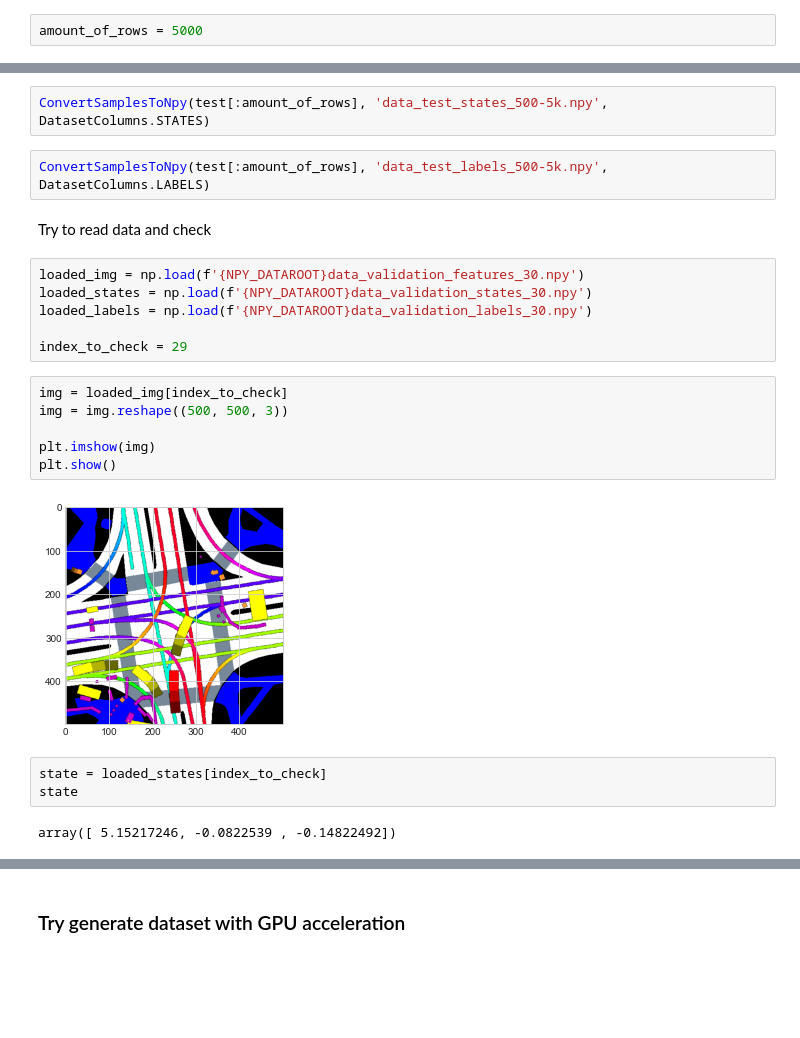
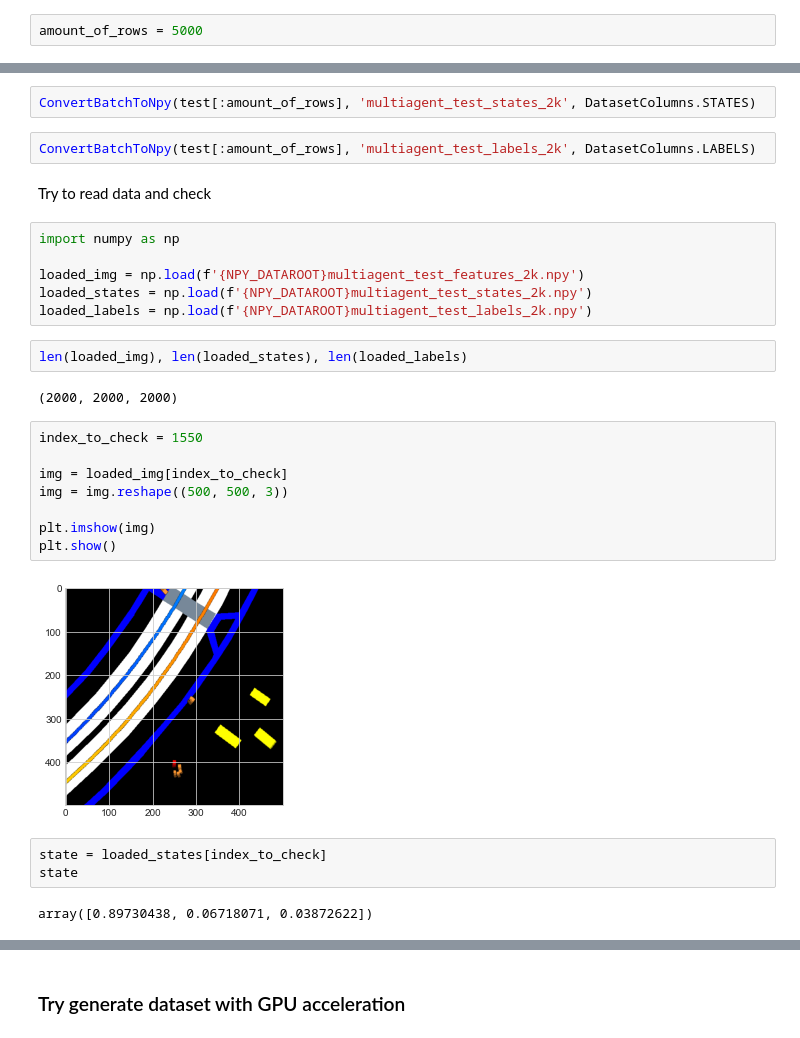
Before and after one commit to TechToker/nuscenes-devkit, a Jupyter notebook: Npy_dataset_creator.ipynb, the cells around one changed output, grey strips where cells are left out. Saved outputs shown, nothing was run; the diff lists cells and outputs as text; blank space fills up the shorter version.

Commit message:
Model improvements and add more dataset helpers

```diff
--- a/Npy_dataset_creator.ipynb
+++ b/Npy_dataset_creator.ipynb
@@ -183,28 +248,34 @@ ConvertSamplesToNpy(test[500:5000], 'data_test_features_500-5k.npy', DatasetColu
 # %%
-ConvertSamplesToNpy(test[:amount_of_rows], 'data_test_states_500-5k.npy', DatasetColumns.STATES)
+ConvertBatchToNpy(test[:amount_of_rows], 'multiagent_test_states_2k', DatasetColumns.STATES)
 # %%
-ConvertSamplesToNpy(test[:amount_of_rows], 'data_test_labels_500-5k.npy', DatasetColumns.LABELS)
+ConvertBatchToNpy(test[:amount_of_rows], 'multiagent_test_labels_2k', DatasetColumns.LABELS)
 # %% [markdown]
 Try to read data and check
 # %%
-loaded_img = np.load(f'{NPY_DATAROOT}data_validation_features_30.npy')
-loaded_states = np.load(f'{NPY_DATAROOT}data_validation_states_30.npy')
-loaded_labels = np.load(f'{NPY_DATAROOT}data_validation_labels_30.npy')
+import numpy as np
 
-index_to_check = 29
+loaded_img = np.load(f'{NPY_DATAROOT}multiagent_test_features_2k.npy')
+loaded_states = np.load(f'{NPY_DATAROOT}multiagent_test_states_2k.npy')
+loaded_labels = np.load(f'{NPY_DATAROOT}multiagent_test_labels_2k.npy')
+# %%
+len(loaded_img), len(loaded_states), len(loaded_labels)
+# %% [output]
+(2000, 2000, 2000)
 # %%
+index_to_check = 1550
+
 img = loaded_img[index_to_check]
 img = img.reshape((500, 500, 3))
 
 plt.imshow(img)
 plt.show()
 # %% [output]
-[figure, old version]
+[figure, new version]
 # %%
 state = loaded_states[index_to_check]
 state
 # %% [output]
-array([ 5.15217246, -0.0822539 , -0.14822492])
+array([0.89730438, 0.06718071, 0.03872622])
 # %%
 gt = loaded_labels[index_to_check]
 gt = gt.reshape((12, 2))
```
Also changed, not shown: parts of 24 cells of this notebook, 7 other files.
